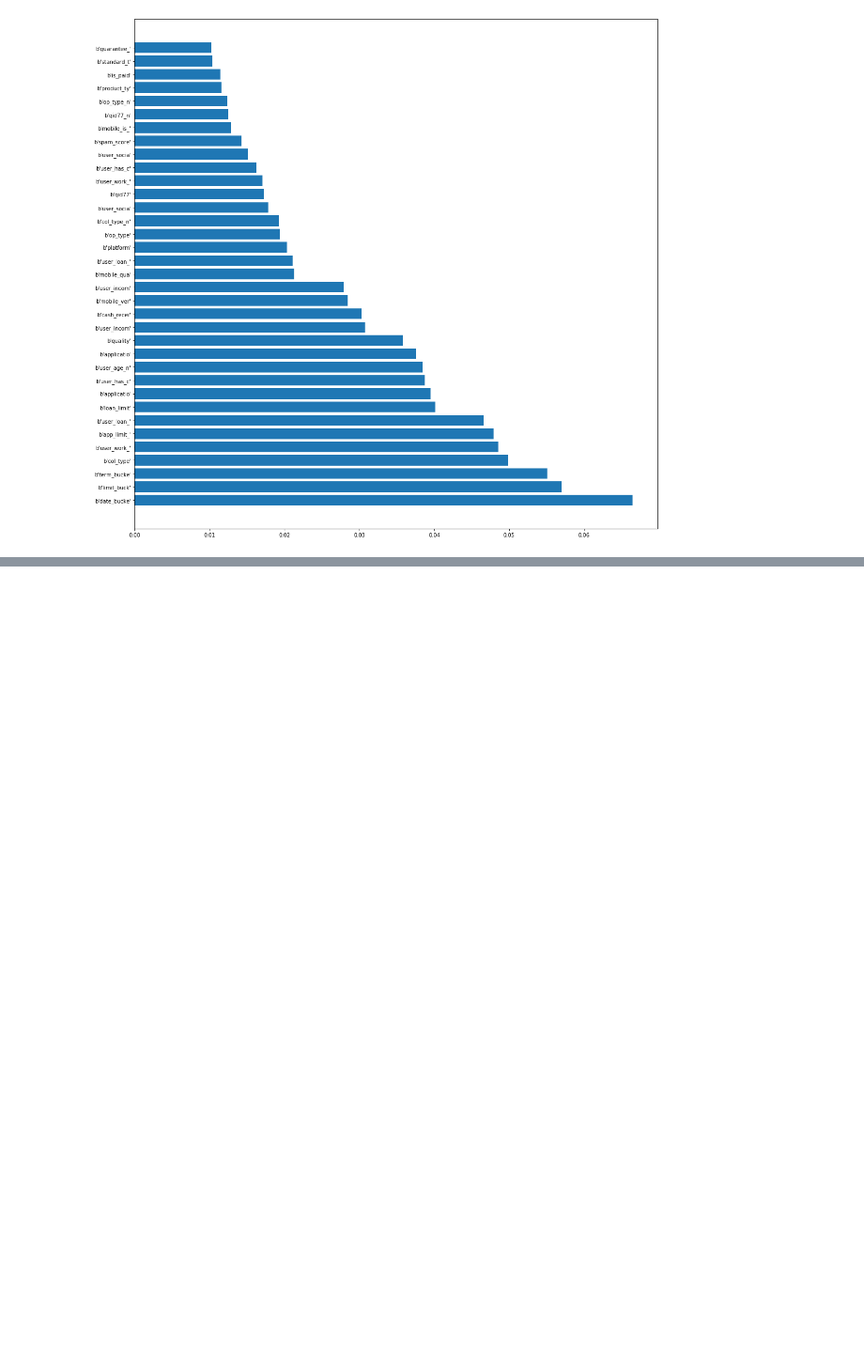
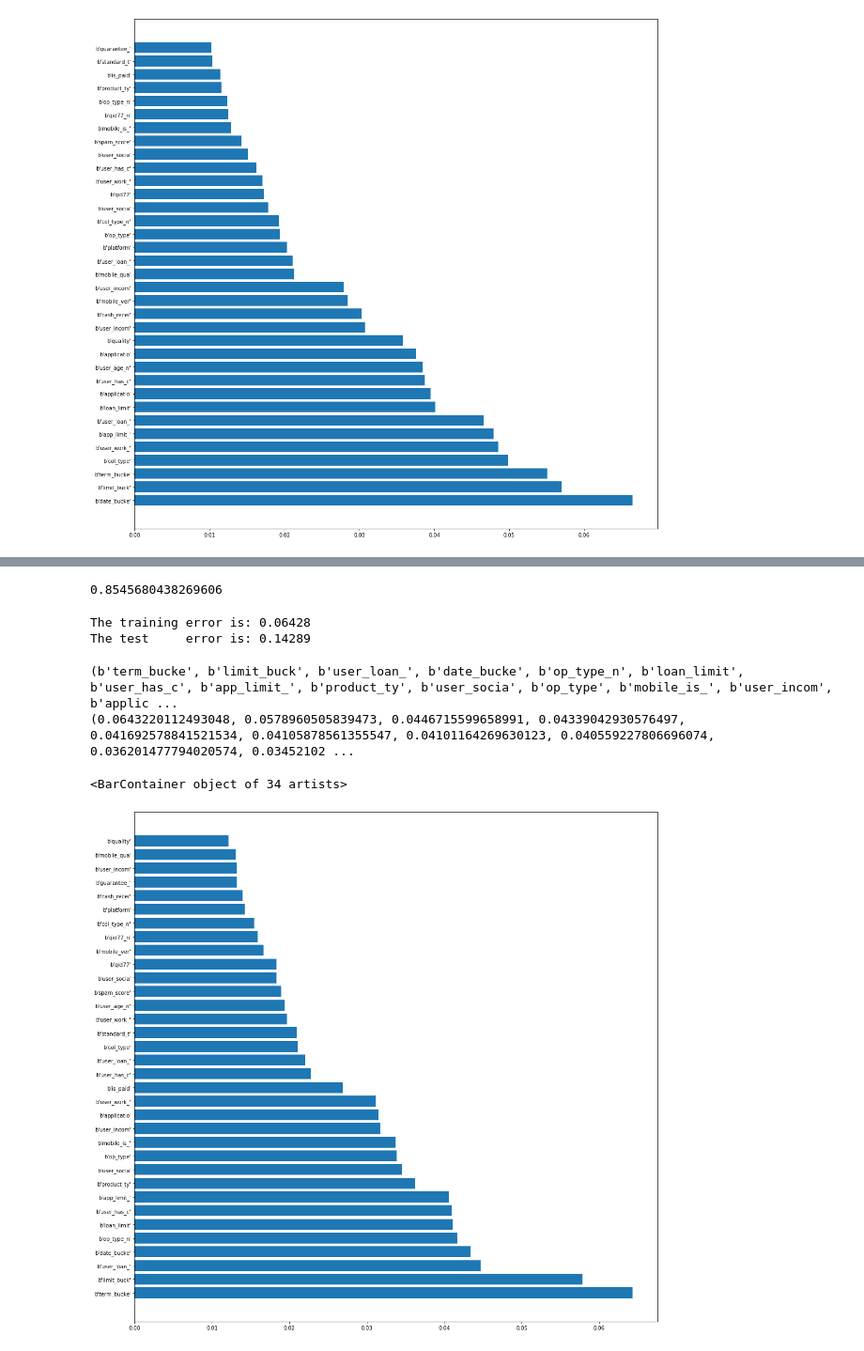
Before and after one commit to apaciorek/grouprong360, a Jupyter notebook: annette/randomforest_featureimportance_qualityorder.ipynb, the cells around one changed output, grey strips where cells are left out. Shown: that part at 94% size. Drawn from its saved outputs; the diff is of its cells as text; code cells hidden in the pictures; blank space fills up the shorter version.

Commit message:
added feature importance from grid search random forest on quality and order

```diff
--- a/annette/randomforest_featureimportance_qualityorder.ipynb
+++ b/annette/randomforest_featureimportance_qualityorder.ipynb
@@ -120,0 +134,11 @@ gs_rf = GridSearchCV(rf, params, cv=3, iid=True, return_train_score=True)
+# %%
+grid_search_forest.best_score_
+# %% [output]
+0.8545680438269606
+# %%
+# get the training/test errors
+print("The training error is: %.5f" % (1 - grid_search_forest.best_estimator_.score(X_train, y_train)))
+print("The test     error is: %.5f" % (1 - grid_search_forest.best_estimator_.score(X_test, y_test)))
+# %% [output]
+The training error is: 0.06428
+The test     error is: 0.14289
@@ -120,0 +156,24 @@ gs_rf = GridSearchCV(rf, params, cv=3, iid=True, return_train_score=True)
+# %%
+forest_final = grid_search_forest.best_estimator_
+feature_importance = list(zip(rf_data.columns[1:], forest_final.feature_importances_))
+dtype = [('feature', 'S10'), ('importance', 'float')]
+feature_importance = np.array(feature_importance, dtype = dtype)
+feature_sort = np.sort(feature_importance, order='importance')[::-1]
+
+# The [::-1] above reverses the order of the list from ascending sort to descending
+
+
+
+
+feature_sort
+# %%
+featureNames, featureScores = zip(*list(feature_sort))
+print(featureNames)
+print(featureScores)
+plt.figure(figsize=(18,18))
+plt.barh(range(len(featureScores)), featureScores, tick_label=featureNames)
+# %% [output]
+(b'term_bucke', b'limit_buck', b'user_loan_', b'date_bucke', b'op_type_n', b'loan_limit', b'user_has_c', b'app_limit_', b'product_ty', b'user_socia', b'op_type', b'mobile_is_', b'user_incom', b'applic ...
+(0.0643220112493048, 0.0578960505839473, 0.0446715599658991, 0.04339042930576497, 0.041692578841521534, 0.04105878561355547, 0.04101164269630123, 0.040559227806696074, 0.036201477794020574, 0.03452102 ...
+<BarContainer object of 34 artists>
+[figure, added]
```
Also changed, not shown: parts of 6 cells of this notebook, 1 other file.
